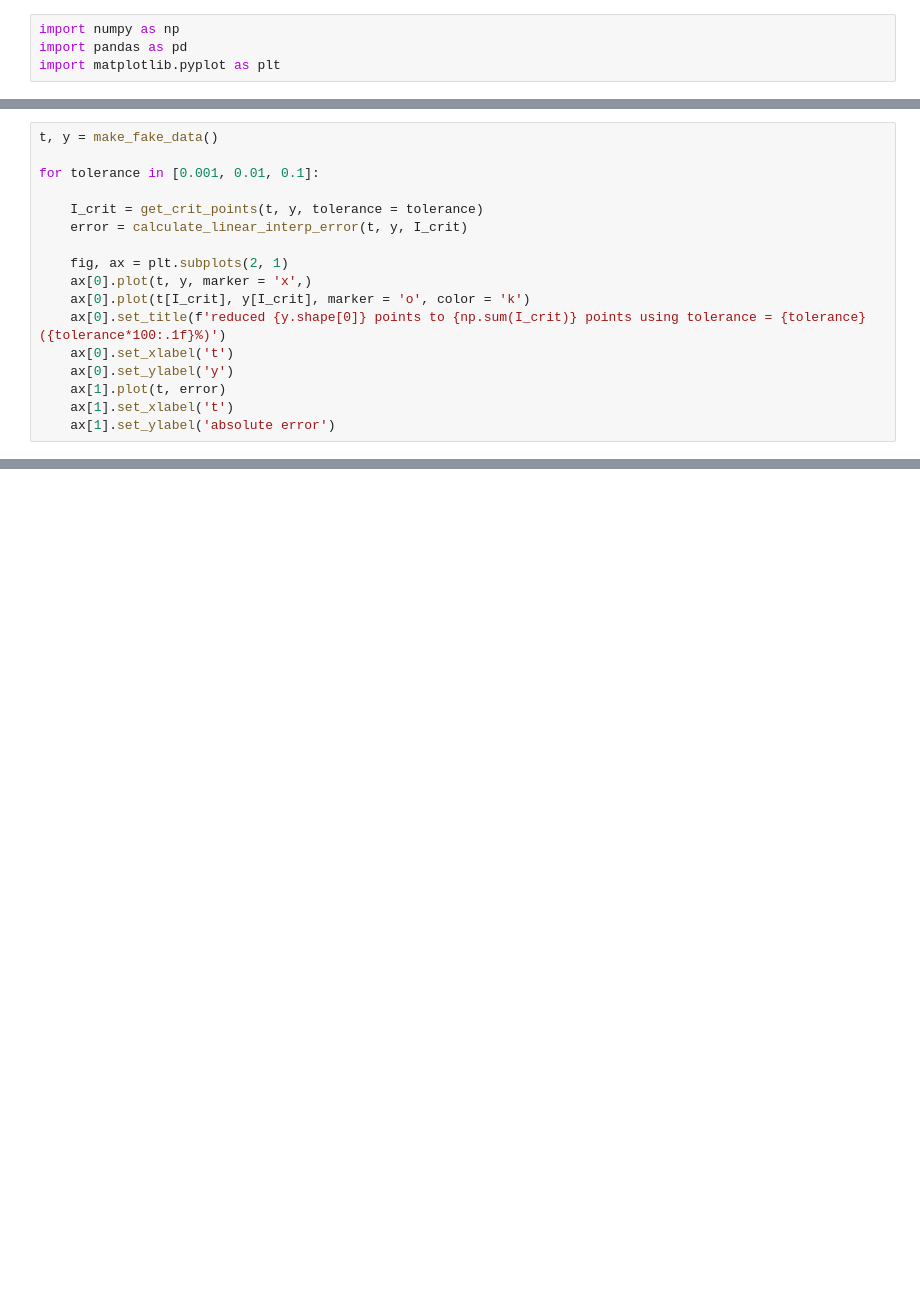
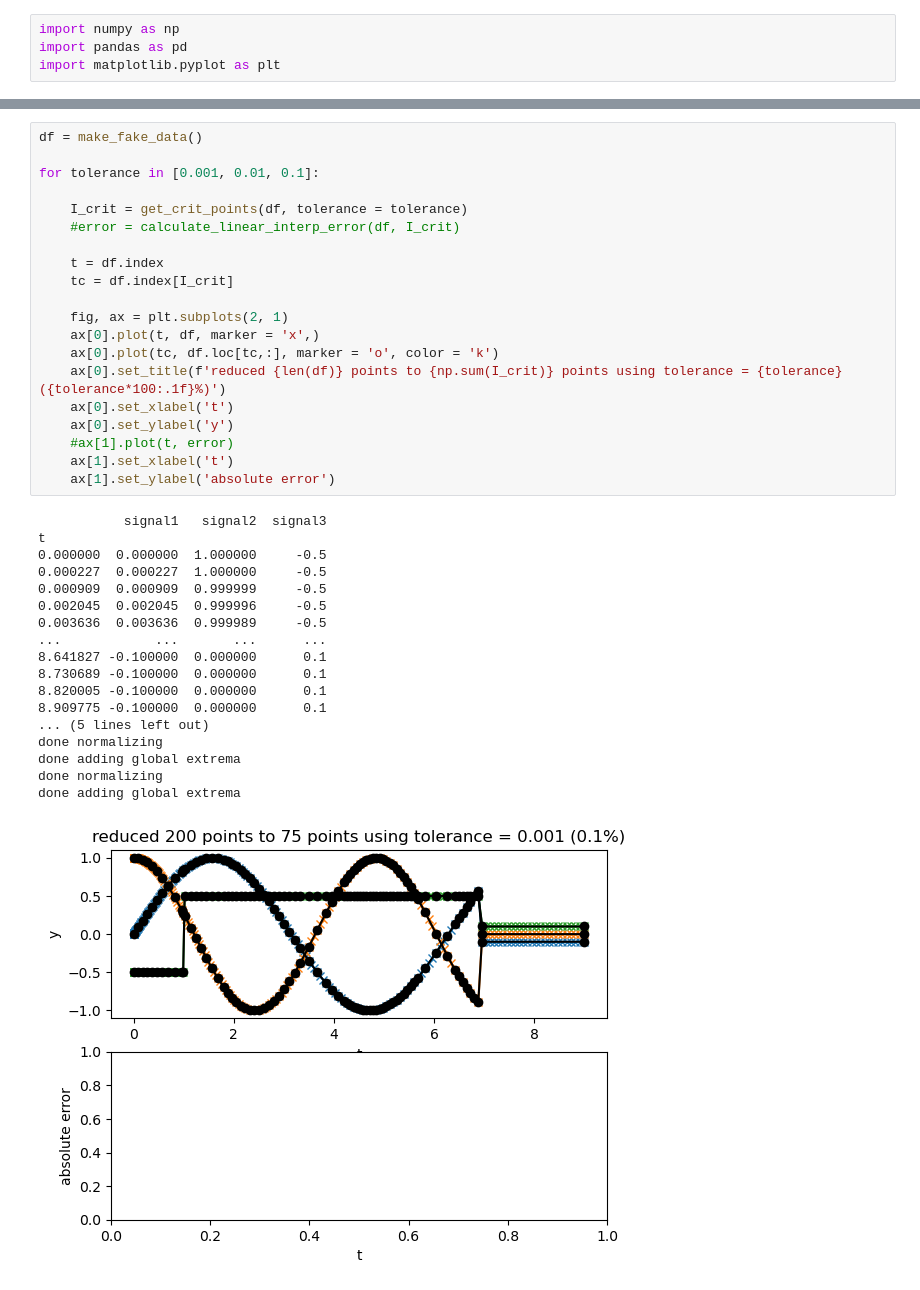
Before and after one commit to Shroff20/RDP, a Jupyter notebook: rdp_demo.ipynb, the cells around one changed output, grey strips where cells are left out. Drawn from its saved outputs; the diff is of its cells as text; blank space fills up the shorter version.

```diff
--- a/rdp_demo.ipynb
+++ b/rdp_demo.ipynb
@@ -111,20 +107,3 @@ def calculate_linear_interp_error(t, y, I_crit):
     error = y_interpolated - y
 
     return error
-# %%
-t, y = make_fake_data()
-
-for tolerance in [0.001, 0.01, 0.1]:
-
-    I_crit = get_crit_points(t, y, tolerance = tolerance)
-    error = calculate_linear_interp_error(t, y, I_crit)
-
-    fig, ax = plt.subplots(2, 1)
-    ax[0].plot(t, y, marker = 'x',)
-    ax[0].plot(t[I_crit], y[I_crit], marker = 'o', color = 'k')
-    ax[0].set_title(f'reduced {y.shape[0]} points to {np.sum(I_crit)} points using tolerance = {tolerance} ({tolerance*100:.1f}%)')
-    ax[0].set_xlabel('t')
-    ax[0].set_ylabel('y')
-    ax[1].plot(t, error)
-    ax[1].set_xlabel('t')
-    ax[1].set_ylabel('absolute error')
@@ -135,0 +110,39 @@ t = (200,), y = (200, 3)
+# %%
+df = make_fake_data()
+
+for tolerance in [0.001, 0.01, 0.1]:
+
+    I_crit = get_crit_points(df, tolerance = tolerance)
+    #error = calculate_linear_interp_error(df, I_crit)
+
+    t = df.index
+    tc = df.index[I_crit]
+
+    fig, ax = plt.subplots(2, 1)
+    ax[0].plot(t, df, marker = 'x',)
+    ax[0].plot(tc, df.loc[tc,:], marker = 'o', color = 'k')
+    ax[0].set_title(f'reduced {len(df)} points to {np.sum(I_crit)} points using tolerance = {tolerance} ({tolerance*100:.1f}%)')
+    ax[0].set_xlabel('t')
+    ax[0].set_ylabel('y')
+    #ax[1].plot(t, error)
+    ax[1].set_xlabel('t')
+    ax[1].set_ylabel('absolute error')
+# %% [output]
+           signal1   signal2  signal3
+t
+0.000000  0.000000  1.000000     -0.5
+0.000227  0.000227  1.000000     -0.5
+0.000909  0.000909  0.999999     -0.5
+0.002045  0.002045  0.999996     -0.5
+0.003636  0.003636  0.999989     -0.5
+...            ...       ...      ...
+8.641827 -0.100000  0.000000      0.1
+8.730689 -0.100000  0.000000      0.1
+8.820005 -0.100000  0.000000      0.1
+8.909775 -0.100000  0.000000      0.1
+... (5 lines left out)
+done normalizing
+done adding global extrema
+done normalizing
+done adding global extrema
+[figure, added]
```
Also changed, not shown: parts of 4 cells of this notebook.
